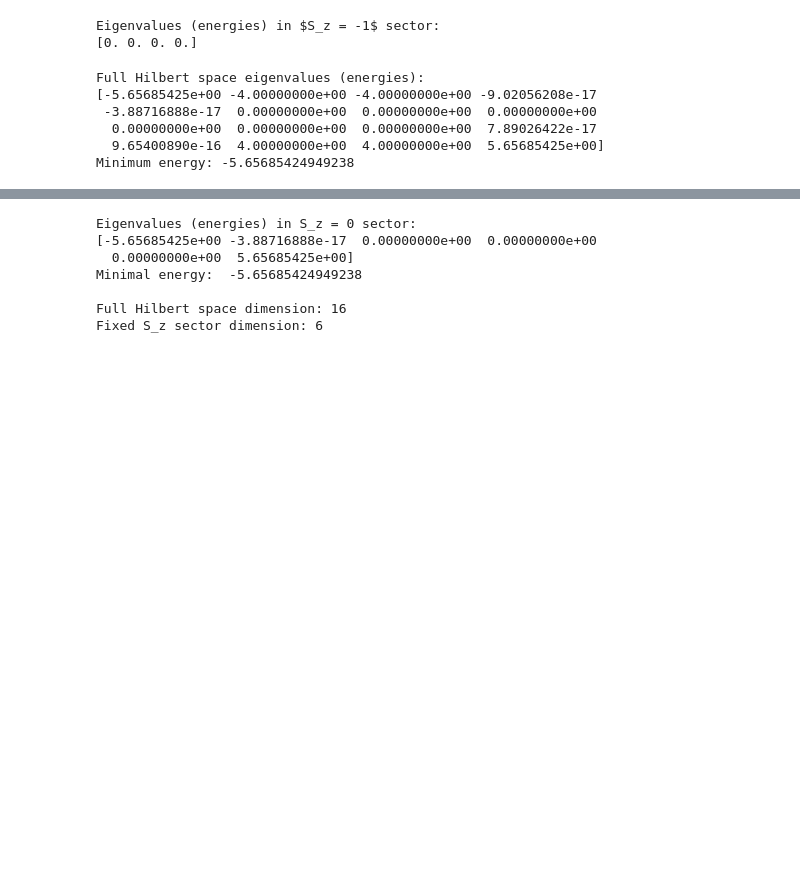
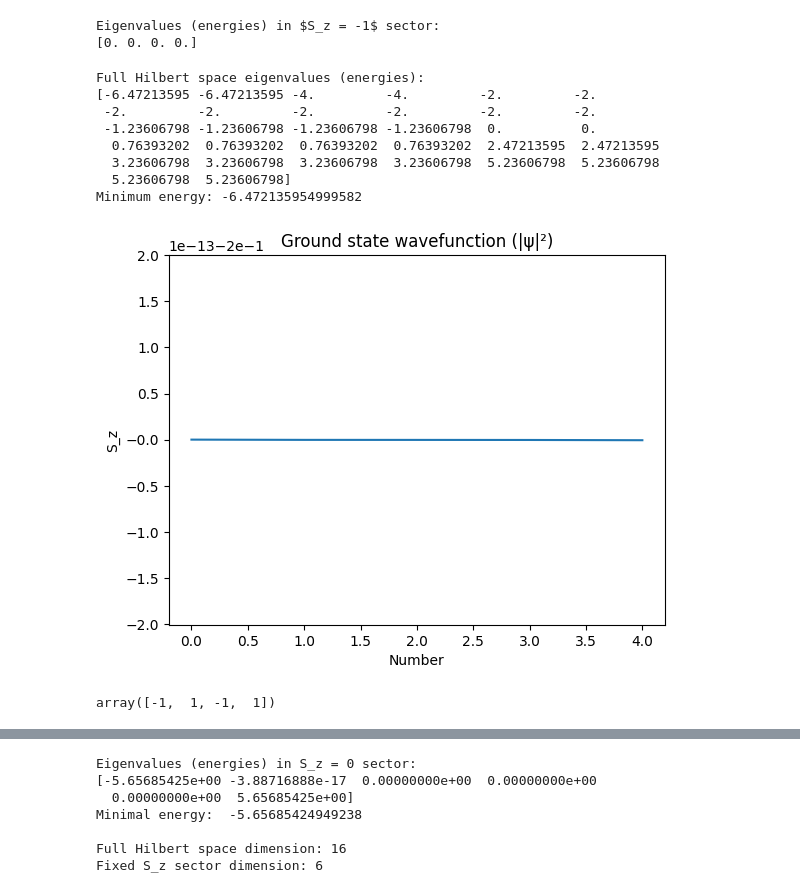
Before and after one commit to RailGrey/Exact-diagonalization, a Jupyter notebook: test.ipynb, the cells around one changed output, grey strips where cells are left out. Drawn from its saved outputs; the diff is of its cells as text; code cells hidden in the pictures; blank space fills up the shorter version.

```diff
--- a/test.ipynb
+++ b/test.ipynb
@@ -50,7 +88,7 @@ Eigenvalues (energies) in $S_z = -1$ sector:
 [0. 0. 0. 0.]
 # %%
 # Parameters
-N = 4         # Number of spins
+N = 5         # Number of spins
 J = 1.0       # Coupling constant
 h = 0.0       # Transverse field
 
@@ -65,8 +103,30 @@ print(eigvals)
 print("Minimum energy:", eigvals[0])
 # %% [output]
 Full Hilbert space eigenvalues (energies):
-[-5.65685425e+00 -4.00000000e+00 -4.00000000e+00 -9.02056208e-17
- -3.88716888e-17  0.00000000e+00  0.00000000e+00  0.00000000e+00
-  0.00000000e+00  0.00000000e+00  0.00000000e+00  7.89026422e-17
-  9.65400890e-16  4.00000000e+00  4.00000000e+00  5.65685425e+00]
-Minimum energy: -5.65685424949238
+[-6.47213595 -6.47213595 -4.         -4.         -2.         -2.
+ -2.         -2.         -2.         -2.         -2.         -2.
+ -1.23606798 -1.23606798 -1.23606798 -1.23606798  0.          0.
+  0.76393202  0.76393202  0.76393202  0.76393202  2.47213595  2.47213595
+  3.23606798  3.23606798  3.23606798  3.23606798  5.23606798  5.23606798
+  5.23606798  5.23606798]
+Minimum energy: -6.472135954999582
+# %%
+# Plot the wavefunction (amplitudes) of the ground state
+index_to_state = {i: np.array([1 if bit == '1' else -1 for bit in bin(i)[2:].zfill(N)]) for i in range(2**N)}
+ground_state = eigvecs[:, 0]
+sz_plane = 0
+for i in range(2**N):
+    sz_plane += index_to_state[i] * np.abs(np.array(ground_state.T[0])**2)[0][i]
+plt.figure()
+plt.plot(sz_plane)
+plt.xlabel('Number')
+plt.ylabel('S_z')
+plt.title('Ground state wavefunction (|ψ|²)')
+plt.show()
+# %% [output]
+[figure, added]
+# %%
+index_to_state = {i: np.array([1 if bit == '1' else -1 for bit in bin(i)[2:].zfill(N)]) for i in range(2**N)}
+index_to_state[5]
+# %% [output]
+array([-1,  1, -1,  1])
```
Also changed, not shown: parts of 7 cells of this notebook, 2 other files.
